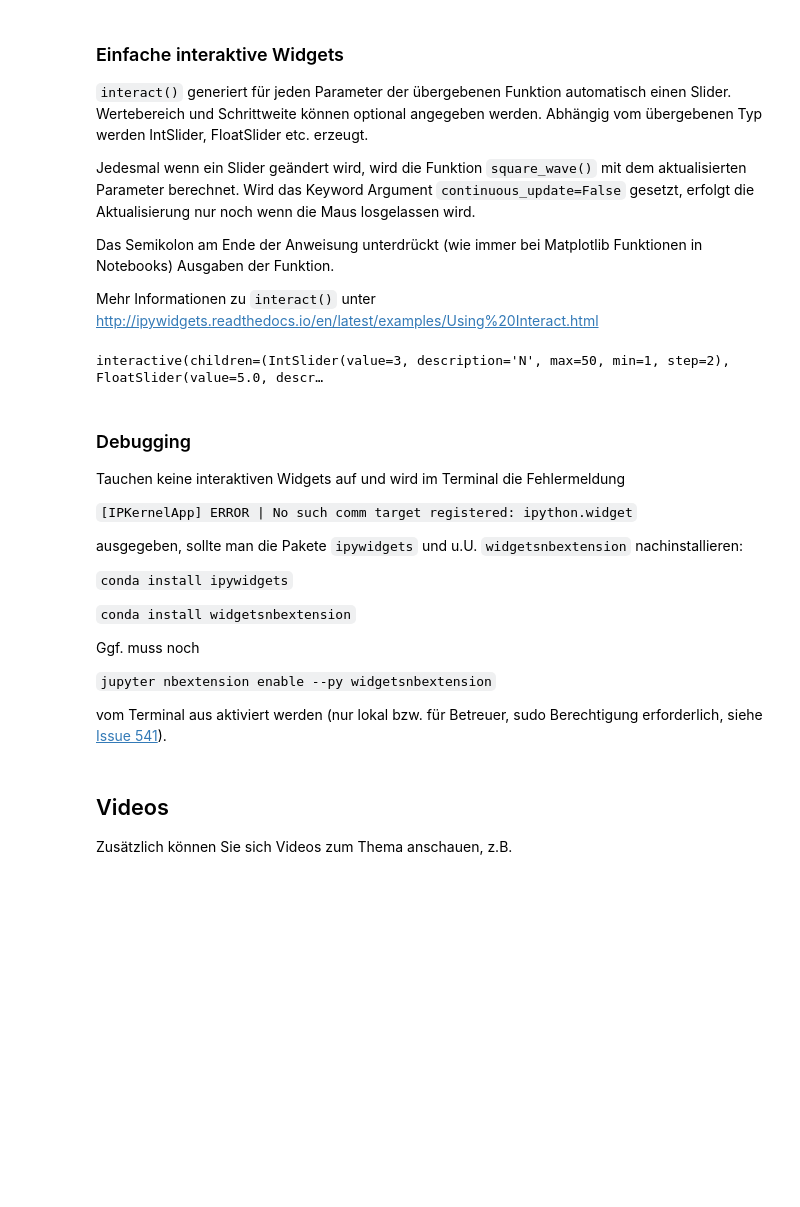
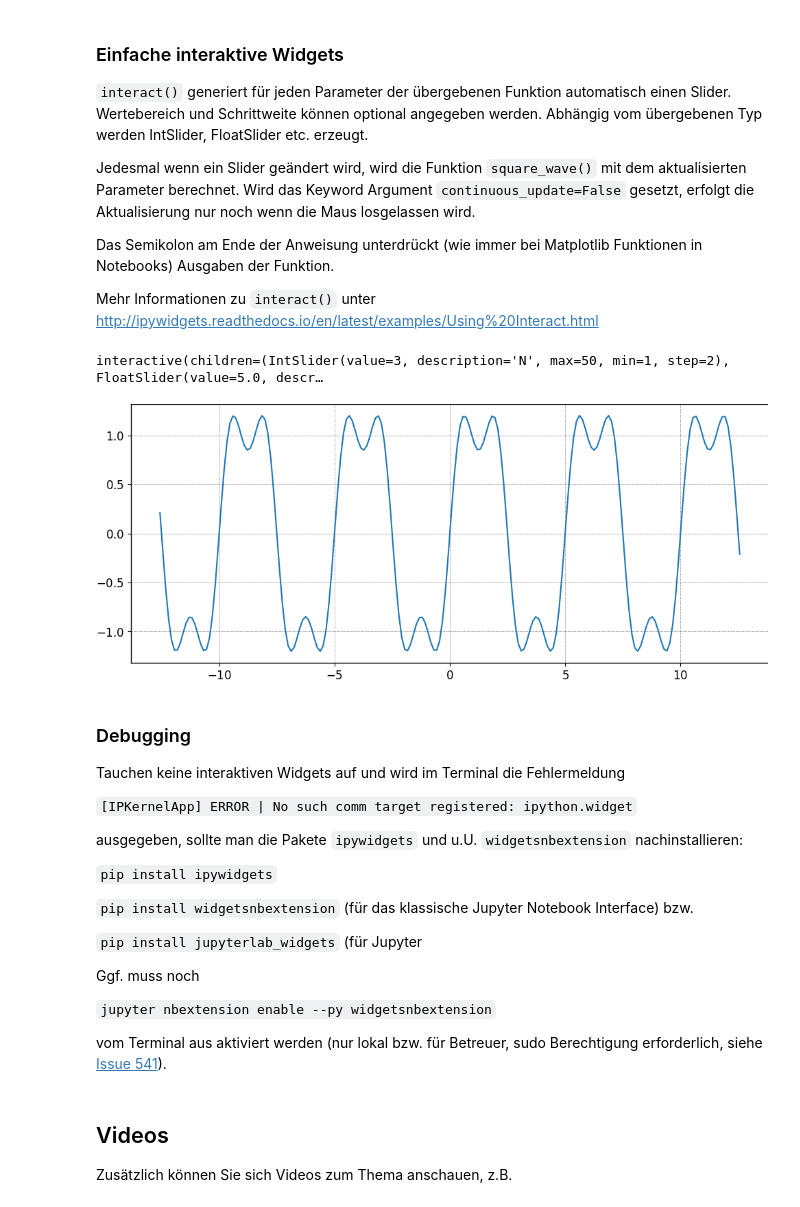
Before and after one commit to chipmuenk/dsp, a Jupyter notebook: notebooks/03_DFT/DFT-Interactive_Fourier_Series.ipynb, the cells around one changed output. Cells and saved outputs as stored; diff of their text form; code cells hidden in the pictures; blank space fills up the shorter version.

Commit message:
Test interactive widgets under jupyterlab Signed-off-by: Christian Münker <mail@chipmuenk.de>

```diff
--- a/notebooks/03_DFT/DFT-Interactive_Fourier_Series.ipynb
+++ b/notebooks/03_DFT/DFT-Interactive_Fourier_Series.ipynb
@@ -55,9 +62,13 @@ Das Semikolon am Ende der Anweisung unterdrückt (wie immer bei Matplotlib Funkt
 Mehr Informationen zu `interact()` unter
 http://ipywidgets.readthedocs.io/en/latest/examples/Using%20Interact.html
 # %%
-interact(square_wave, N=(1,50,2), T=(1., 50), n_points=(1, 500), continuous_update=False);
+iplt = interactive(square_wave, N=(1,50,2), T=(1., 50), n_points=(1, 500)); #, continuous_update=False
+output = iplt.children[-1]
+output.layout.height = '350px'
+iplt
 # %% [output]
 interactive(children=(IntSlider(value=3, description='N', max=50, min=1, step=2), FloatSlider(value=5.0, descr…
+[figure, added]
 # %% [markdown]
 ### Debugging ###
 Tauchen keine interaktiven Widgets auf und wird im Terminal die Fehlermeldung
@@ -66,9 +77,11 @@ Tauchen keine interaktiven Widgets auf und wird im Terminal die Fehlermeldung
 
 ausgegeben, sollte man die Pakete `ipywidgets` und u.U. `widgetsnbextension` nachinstallieren:
 
-`conda install ipywidgets`
+`pip install ipywidgets`
 
-`conda install widgetsnbextension`
+`pip install widgetsnbextension` (für das klassische Jupyter Notebook Interface) bzw.
+
+`pip install jupyterlab_widgets` (für Jupyter
 
 Ggf. muss noch
 
```
Also changed, not shown: parts of 2 cells of this notebook, 1 other file.
